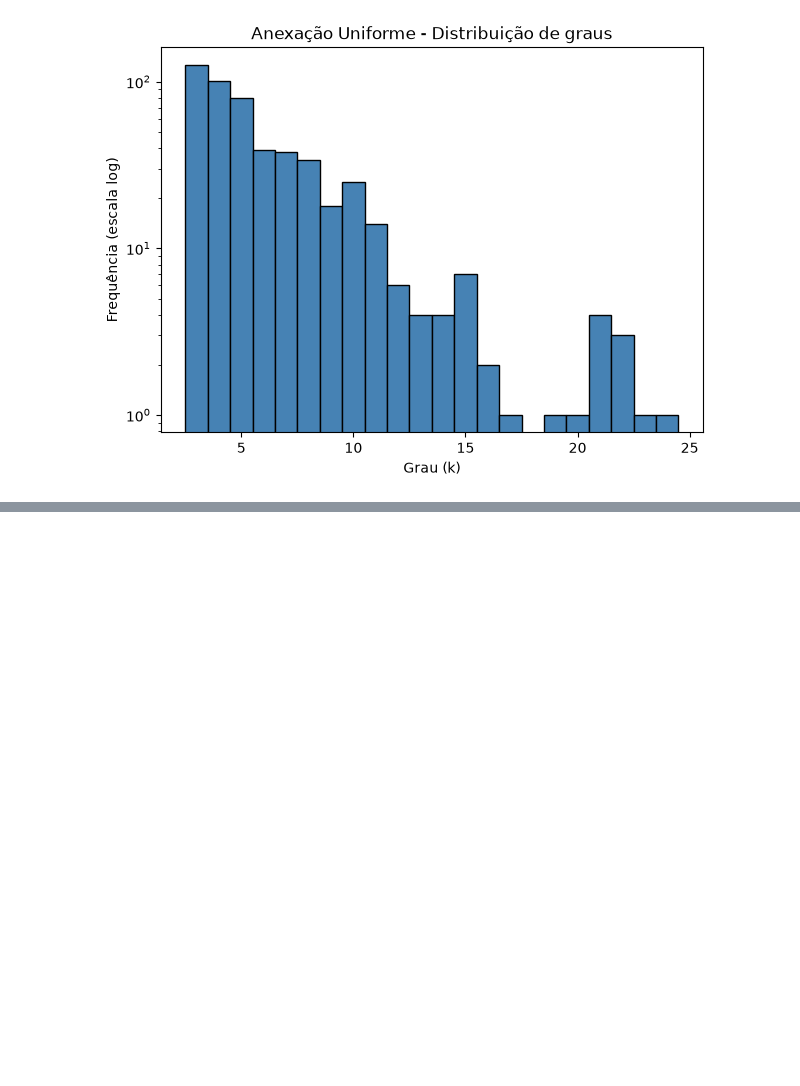
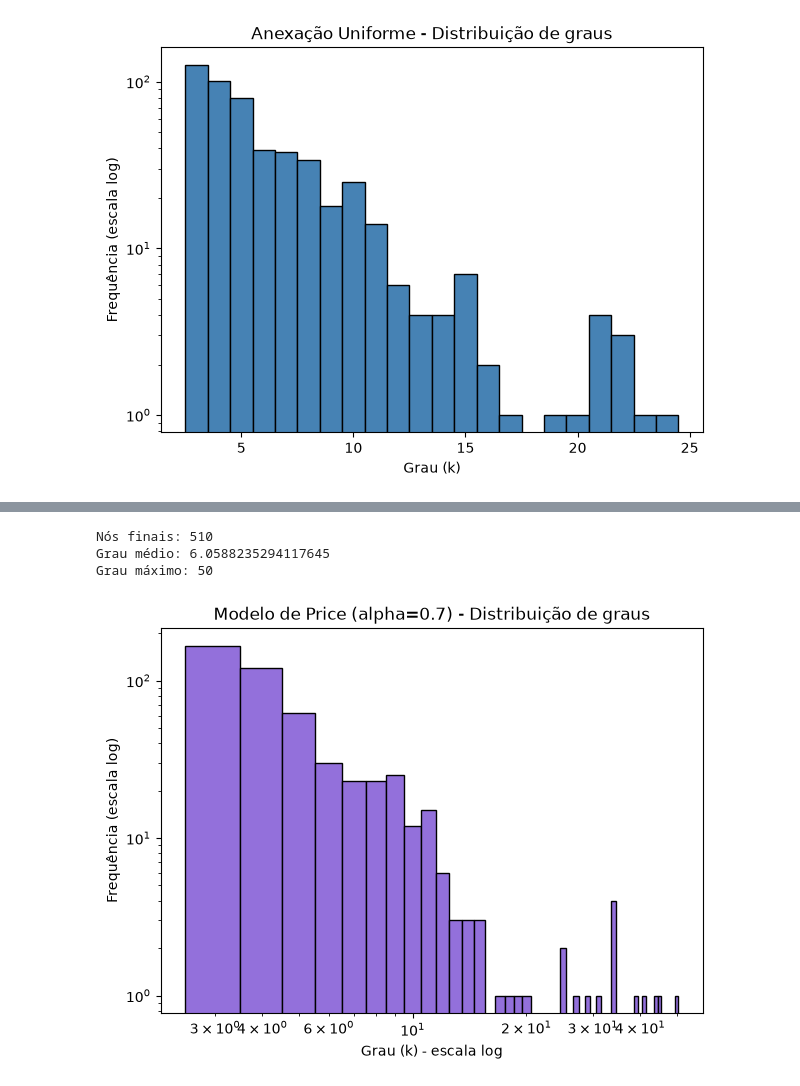
Before and after one commit to davialbuquerquerocha/EMAp.modelagem, a Jupyter notebook: parte1.ipynb, the cells around one changed output, grey strips where cells are left out. Drawn from its saved outputs; the diff is of its cells as text; code cells hidden in the pictures; blank space fills up the shorter version.

```diff
--- a/parte1.ipynb
+++ b/parte1.ipynb
@@ -767,0 +818,61 @@ plt.show()
+# %%
+def gerar_modelo_price(G_inicial, n_novos_nos, m, alpha, seed=None):
+    """
+    Modelo de Price: fração alpha das m ligações de cada novo nó segue
+    anexação preferencial (proporcional ao grau); a fração restante
+    (1-alpha) segue anexação uniforme (chance igual para todos).
+    """
+    rng = np.random.default_rng(seed)
+    G = G_inicial.copy()
+    proximo_id = max(G.nodes()) + 1
+
+    for _ in range(n_novos_nos):
+        novo_no = proximo_id
+        nos_existentes = list(G.nodes())
+        G.add_node(novo_no)
+
+        m_preferencial = int(round(m * alpha))
+        m_uniforme = m - m_preferencial
+
+        escolhidos = set()
+
+        if m_preferencial > 0:
+            graus = np.array([G.degree(n) for n in nos_existentes], dtype=float)
+            probs = graus / graus.sum()
+            escolhidos_pref = rng.choice(nos_existentes, size=m_preferencial,
+                                          replace=False, p=probs)
+            escolhidos.update(escolhidos_pref)
+
+        if m_uniforme > 0:
+            candidatos = [n for n in nos_existentes if n not in escolhidos]
+            escolhidos_unif = rng.choice(candidatos, size=m_uniforme, replace=False)
+            escolhidos.update(escolhidos_unif)
+
+        for alvo in escolhidos:
+            G.add_edge(novo_no, alvo)
+        proximo_id += 1
+
+    return G
+
+PRICE_1 = gerar_modelo_price(G0, n_novos_nos=500, m=3, alpha=0.7, seed=42)
+grau_price1 = [g for no, g in PRICE_1.degree()]
+
+print("Nós finais:", PRICE_1.number_of_nodes())
+print("Grau médio:", np.mean(grau_price1))
+print("Grau máximo:", max(grau_price1))
+# %% [output]
+Nós finais: 510
+Grau médio: 6.0588235294117645
+Grau máximo: 50
+# %%
+bins = np.arange(min(grau_price1), max(grau_price1) + 2) - 0.5
+plt.figure(figsize=(7, 5))
+plt.hist(grau_price1, bins=bins, color="mediumpurple", edgecolor="black")
+plt.yscale("log")
+plt.xscale("log")
+plt.xlabel("Grau (k) - escala log")
+plt.ylabel("Frequência (escala log)")
+plt.title("Modelo de Price (alpha=0.7) - Distribuição de graus")
+plt.show()
+# %% [output]
+[figure, added]
```
Also changed, not shown: parts of 10 cells of this notebook.
